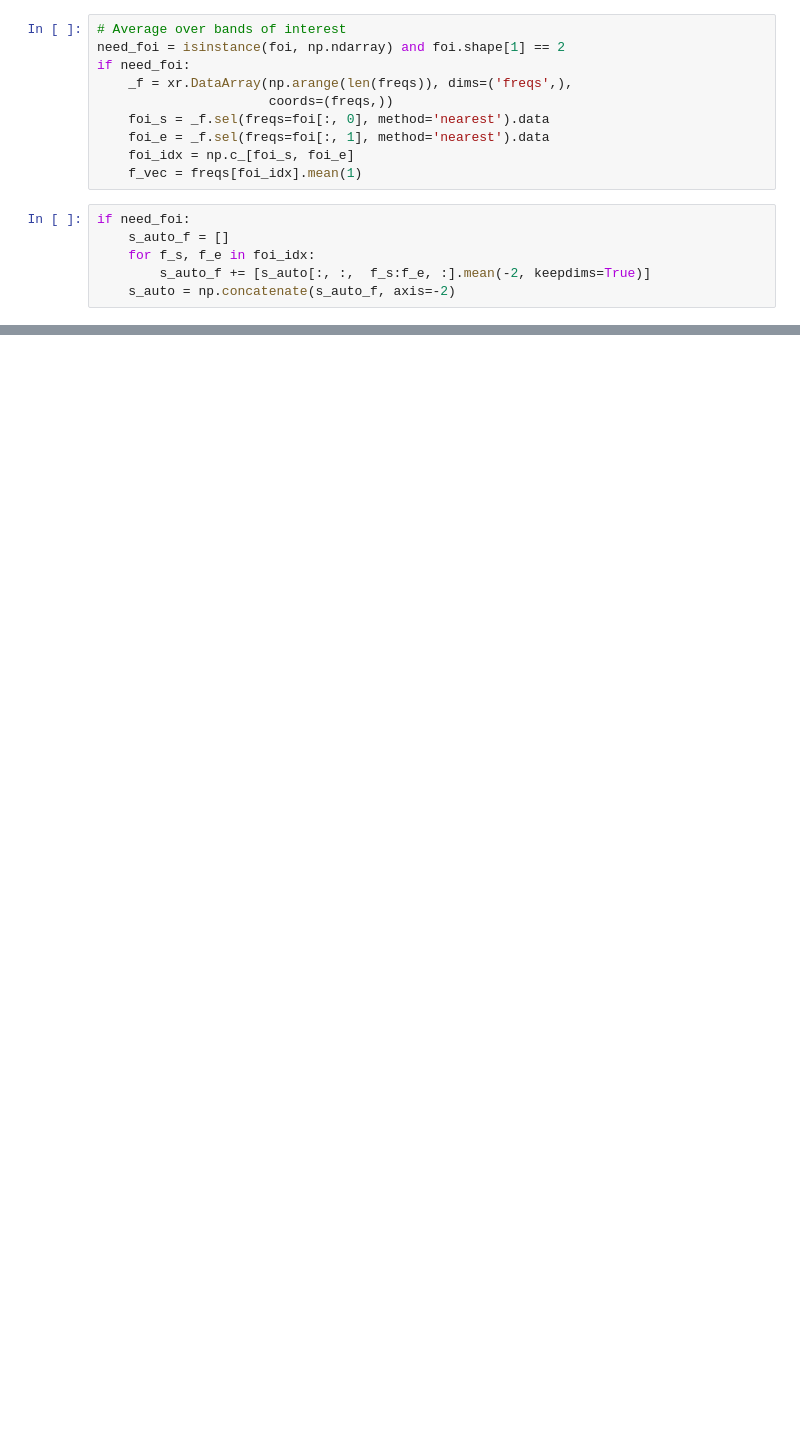
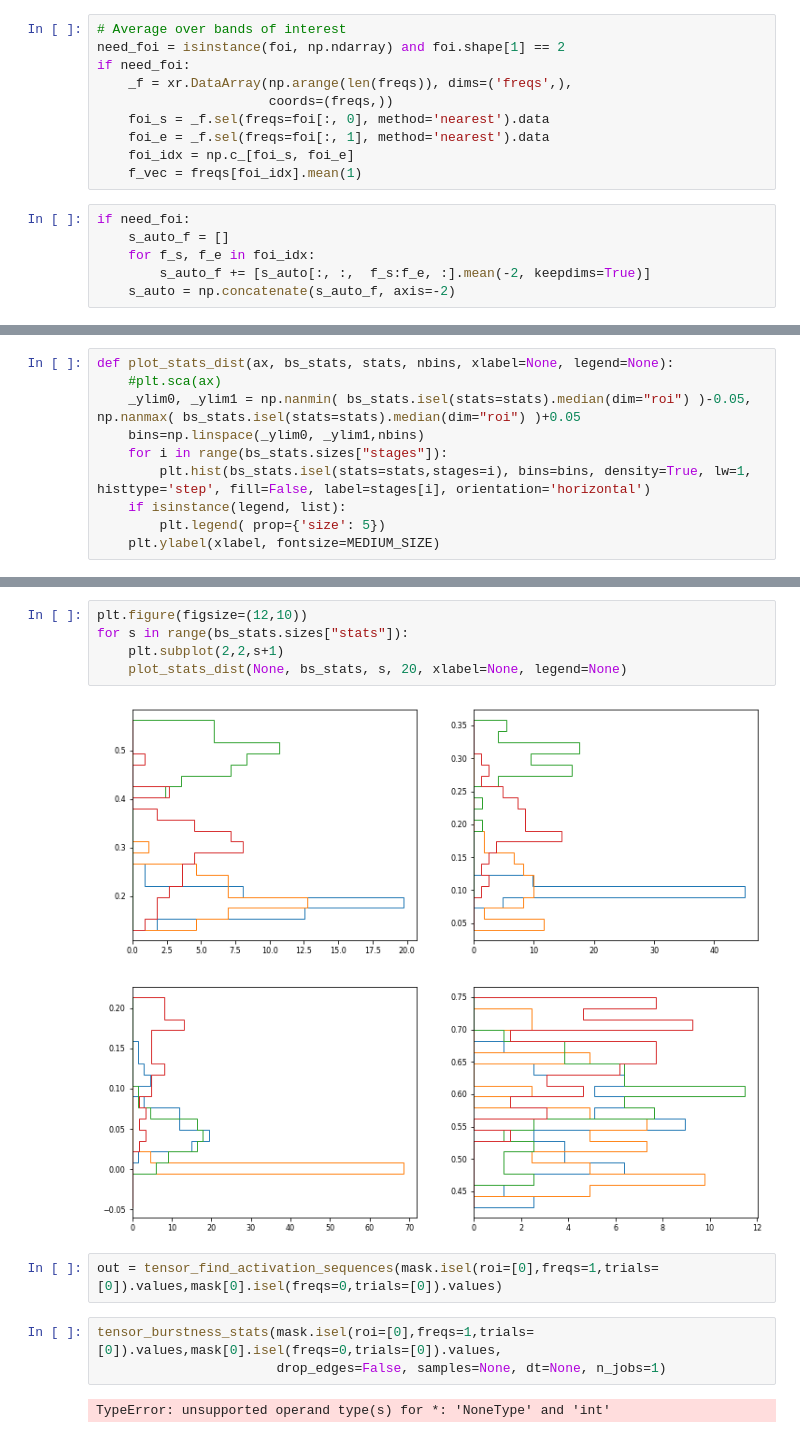
Before and after one commit to ViniciusLima94/GrayData-Analysis, a Jupyter notebook: notebooks/5.1.0. Nodes' bursting dynamics analysis.ipynb, the cells around one changed output, grey strips where cells are left out. Cells and saved outputs as stored; diff of their text form; blank space fills up the shorter version.

```diff
--- a/notebooks/5.1.0. Nodes' bursting dynamics analysis.ipynb
+++ b/notebooks/5.1.0. Nodes' bursting dynamics analysis.ipynb
@@ -132,0 +319,10 @@ plt.colorbar()
+# %%
+def plot_stats_dist(ax, bs_stats, stats, nbins, xlabel=None, legend=None):
+    #plt.sca(ax)
+    _ylim0, _ylim1 = np.nanmin( bs_stats.isel(stats=stats).median(dim="roi") )-0.05, np.nanmax( bs_stats.isel(stats=stats).median(dim="roi") )+0.05
+    bins=np.linspace(_ylim0, _ylim1,nbins)
+    for i in range(bs_stats.sizes["stages"]):
+        plt.hist(bs_stats.isel(stats=stats,stages=i), bins=bins, density=True, lw=1, histtype='step', fill=False, label=stages[i], orientation='horizontal')
+    if isinstance(legend, list):
+        plt.legend( prop={'size': 5})
+    plt.ylabel(xlabel, fontsize=MEDIUM_SIZE)
@@ -132,0 +337,14 @@ plt.colorbar()
+# %%
+plt.figure(figsize=(12,10))
+for s in range(bs_stats.sizes["stats"]):
+    plt.subplot(2,2,s+1)
+    plot_stats_dist(None, bs_stats, s, 20, xlabel=None, legend=None)
+# %% [output]
+[figure, added]
+# %%
+out = tensor_find_activation_sequences(mask.isel(roi=[0],freqs=1,trials=[0]).values,mask[0].isel(freqs=0,trials=[0]).values)
+# %%
+tensor_burstness_stats(mask.isel(roi=[0],freqs=1,trials=[0]).values,mask[0].isel(freqs=0,trials=[0]).values,
+                       drop_edges=False, samples=None, dt=None, n_jobs=1)
+# %% [output]
+TypeError: unsupported operand type(s) for *: 'NoneType' and 'int'
```
Also changed, not shown: parts of 32 cells of this notebook, 3 other files.
